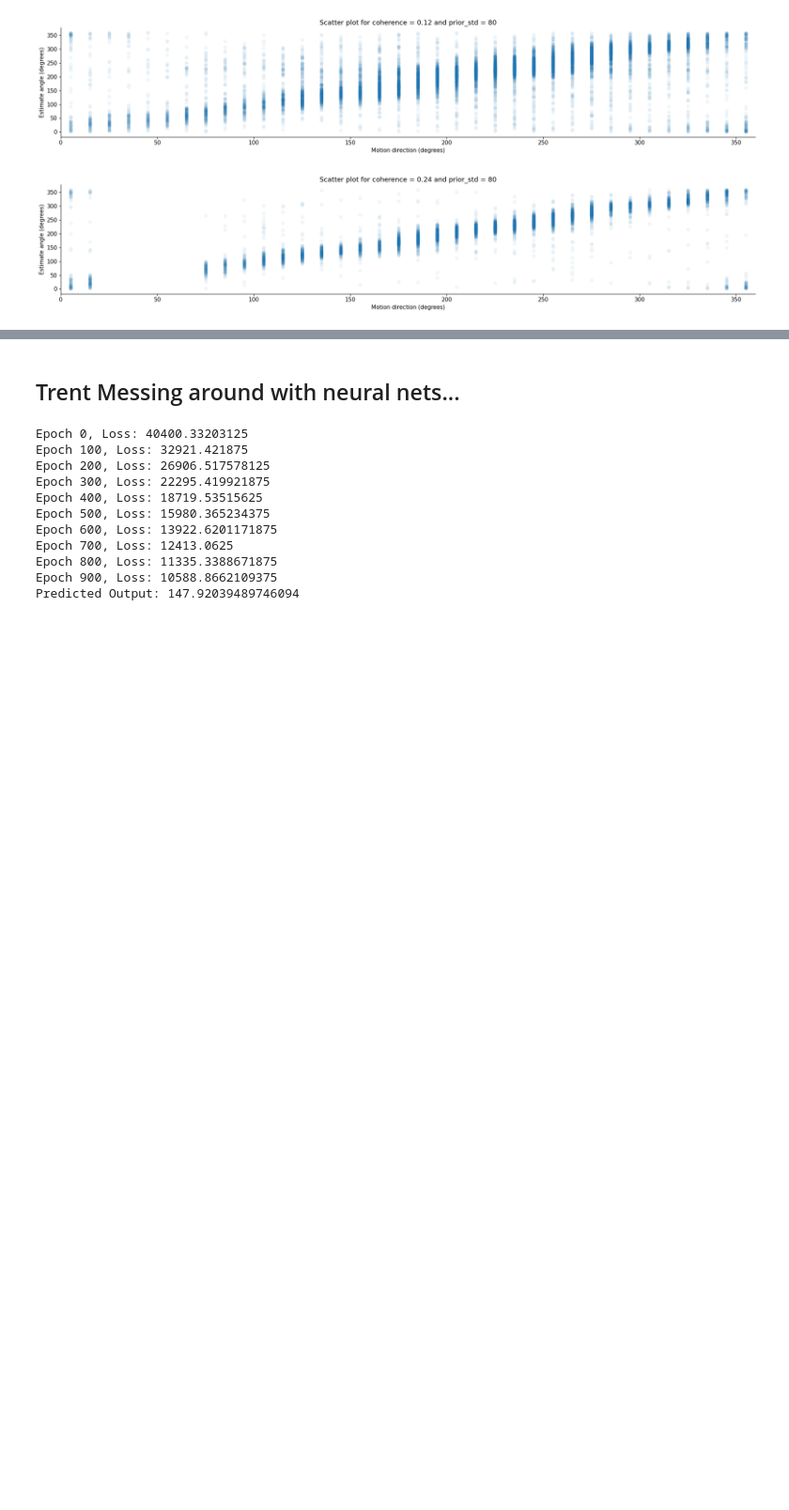
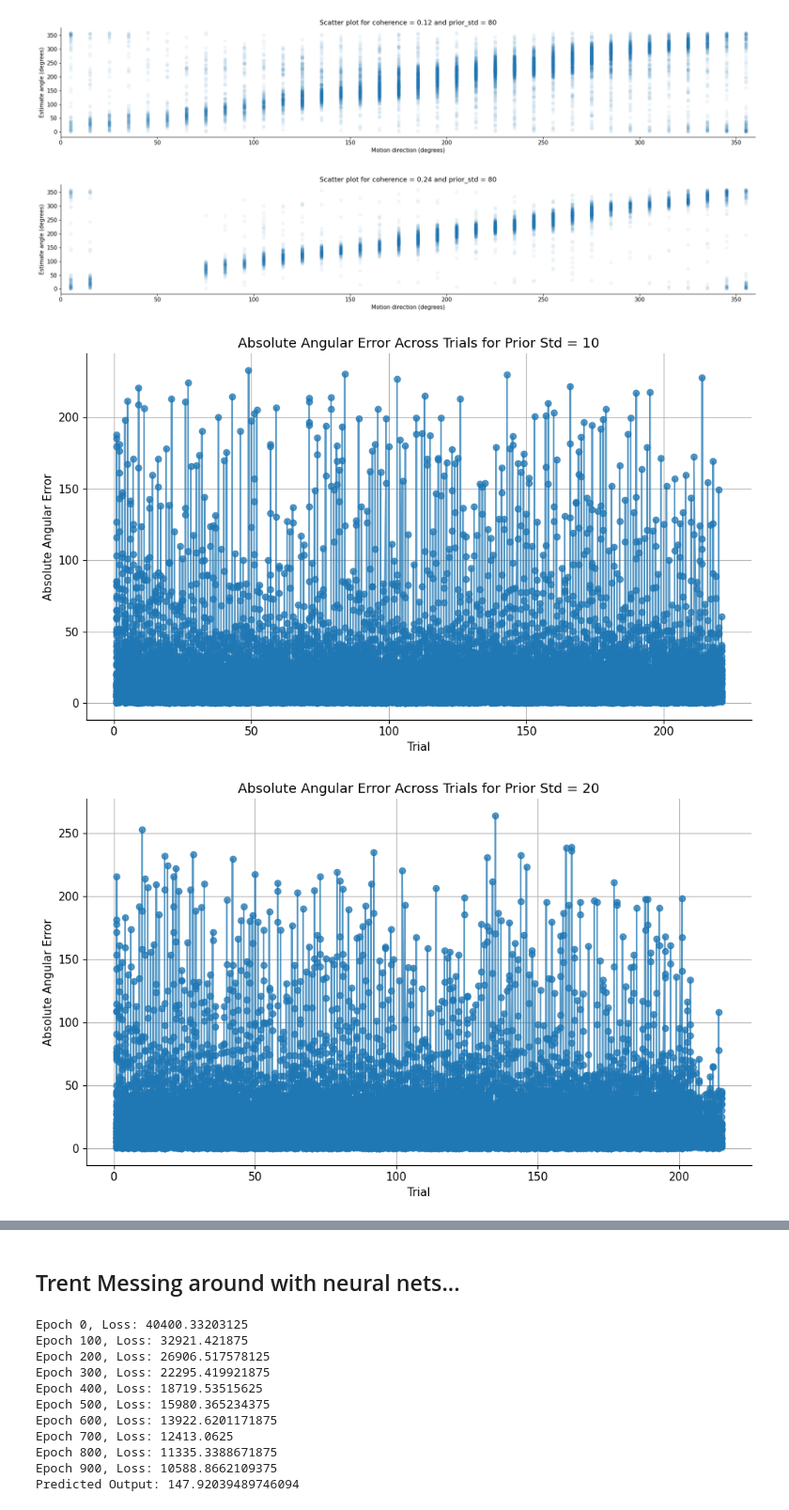
Before and after one commit to Ali-Rigby/neuromatch2024, a Jupyter notebook: neuromatch_attrractors_project_rigby.ipynb, the cells around one changed output, grey strips where cells are left out. Shown at 94% size. Drawn from its saved outputs; the diff is of its cells as text; code cells hidden in the pictures; blank space fills up the shorter version.

```diff
--- a/neuromatch_attrractors_project_rigby.ipynb
+++ b/neuromatch_attrractors_project_rigby.ipynb
@@ -104,3 +105,30 @@ for prior_std in prior_standard_deviations:
 [figure]
 [figure]
 [figure]
+# %%
+import matplotlib.pyplot as plt
+
+# Assuming 'df' is your DataFrame and it has columns 'prior_std', 'trial', and 'absolute_angular_error'
+
+# Get unique values of prior_std
+prior_standard_deviations = sorted(df['prior_std'].unique())
+
+# Plot absolute_angular_error across trials for each prior_std block
+for prior_std in prior_standard_deviations:
+    # Filter the DataFrame for the current prior_std
+    df_subset = df[df['prior_std'] == prior_std]
+
+    # Sort the DataFrame by trials (optional, in case trials are not already sorted)
+    df_subset = df_subset.sort_values(by='trial_index')
+
+    # Plot the absolute_angular_error across trials
+    plt.figure(figsize=(10, 6))
+    plt.plot(df_subset['trial_index'], df_subset['absolute_angular_error'], marker='o', linestyle='-', alpha=0.75)
+    plt.xlabel('Trial')
+    plt.ylabel('Absolute Angular Error')
+    plt.title(f'Absolute Angular Error Across Trials for Prior Std = {prior_std}')
+    plt.grid(True)
+    plt.show()
+# %% [output]
+[figure, added]
+[figure, added]
```
Also changed, not shown: parts of 4 cells of this notebook.
